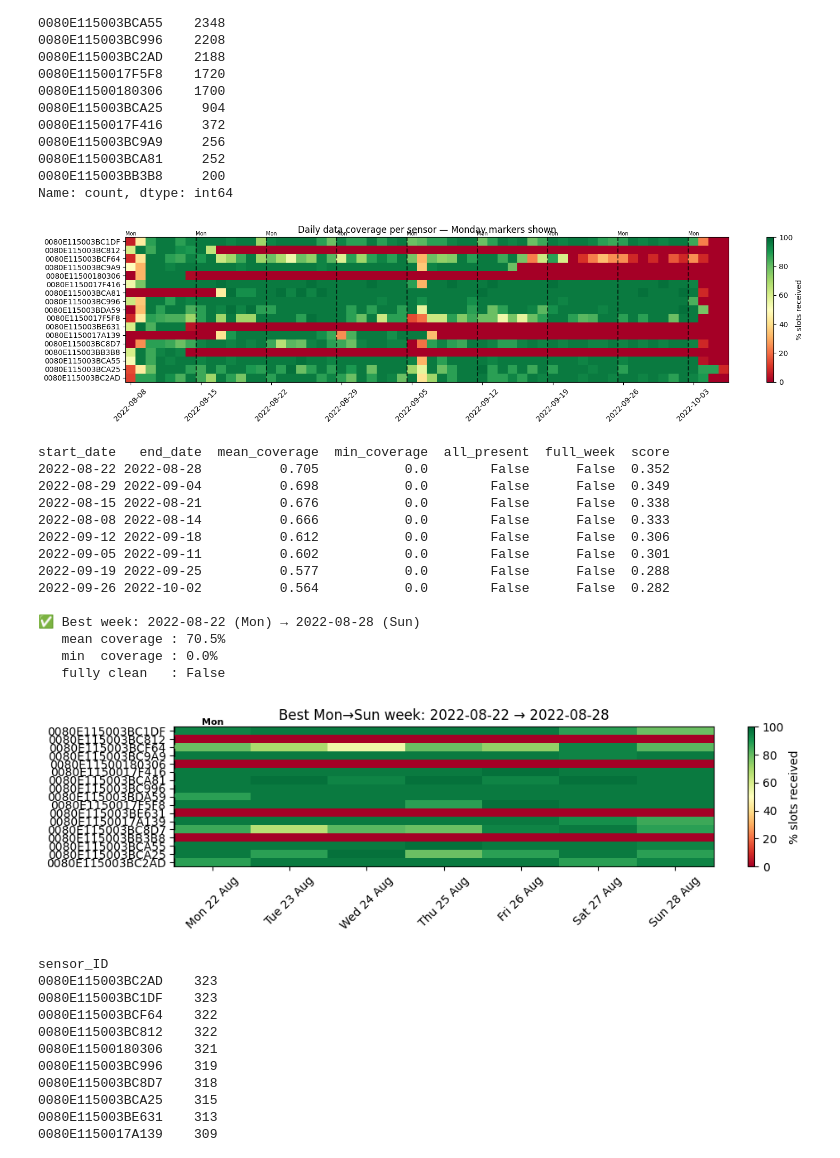
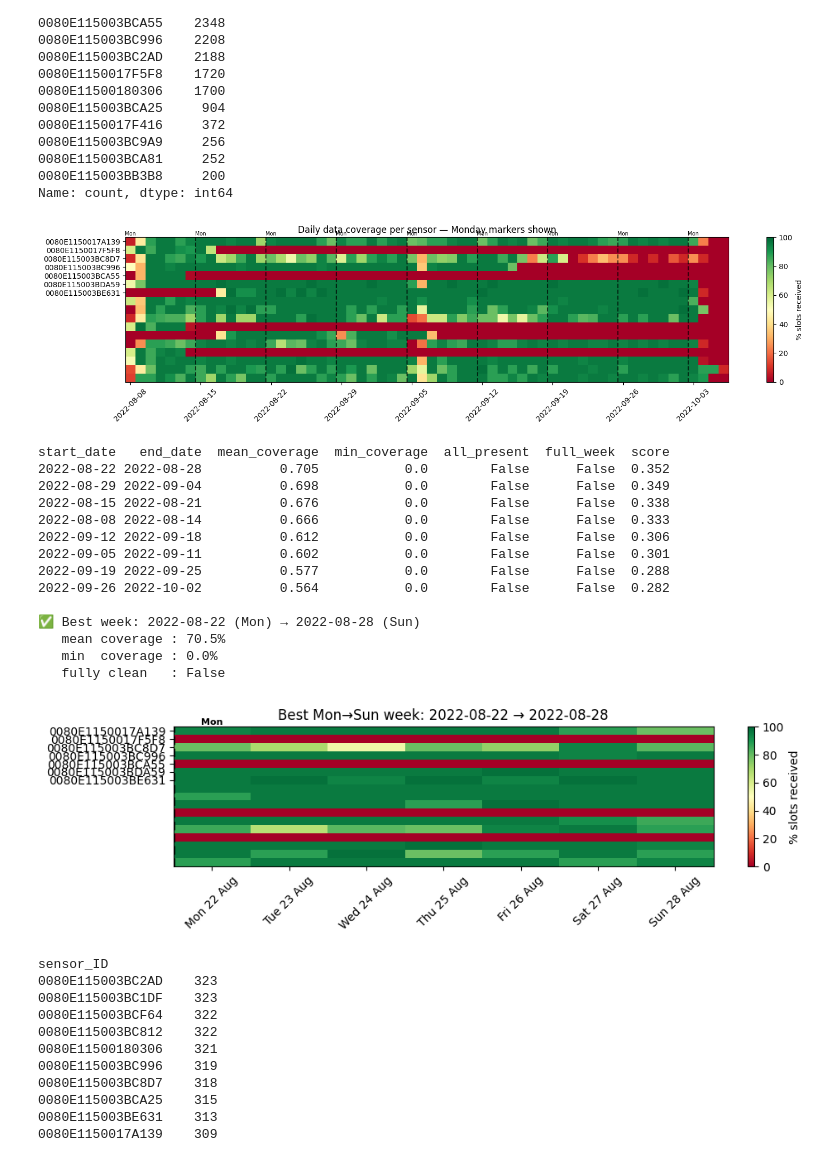
Before and after one commit to tudi72/Sensor_Equivalency_Tucker3, a Jupyter notebook: demo.ipynb, the cells around one changed output. Saved outputs shown, nothing was run; the diff lists cells and outputs as text; code cells hidden in the pictures.

```diff
--- a/demo.ipynb
+++ b/demo.ipynb
@@ -59,35 +59,35 @@ week_start = pd.Timestamp('2022-06-10')
 week_end   = week_start + pd.Timedelta(days=7)
 
 coverage = ( #
     df.groupby(['date', 'sensor_ID'])['slot']
     .count()
     .unstack(level='sensor_ID')   # shape: (days, sensors)
     .fillna(0)
 )
 
-sensors = sensor_IDs
+sensors = reliable_sensors
 dates = pd.to_datetime(list(coverage.index))   # ensure datetime for weekday check
 
 # ── 3. Full coverage heatmap with Monday bars ─────────────────────────────────
 fig, ax = plt.subplots(figsize=(16, 4))
 im = ax.imshow(coverage.T / n_expected * 100,
                aspect='auto', cmap='RdYlGn', vmin=0, vmax=100)
 
 # Draw vertical bar at every Monday
 for i, d in enumerate(dates):
     if d.weekday() == 0:   # Monday
         ax.axvline(x=i - 0.5, color='black', linewidth=1.5, linestyle='--', alpha=0.7)
         ax.text(i, -0.7, 'Mon', fontsize=7, ha='center', color='black')
 
 ax.set_yticks(range(len(sensors)))
 ax.set_yticklabels(sensors)
 ax.set_xticks(range(0, len(dates), 7))
 ax.set_xticklabels([str(d.date()) for d in dates[::7]], rotation=45)
 plt.colorbar(im, ax=ax, label='% slots received')
 ax.set_title('Daily data coverage per sensor — Monday markers shown')
 plt.tight_layout(); plt.show()
 # %% [output]
-[figure, old version]
+[figure, new version]
 # %%
 # ── 4. Score only Mon→Sun windows ────────────────────────────────────────────
 coverage_arr = coverage.values
@@ -162,7 +162,7 @@ start_date   end_date  mean_coverage  min_coverage  all_present  full_week  scor
    mean coverage : 70.5%
    min  coverage : 0.0%
    fully clean   : False
-[figure, old version]
+[figure, new version]
 # %%
 import numpy as np
 # %%
```
Also changed, not shown: parts of 12 cells of this notebook, 1 other file.
